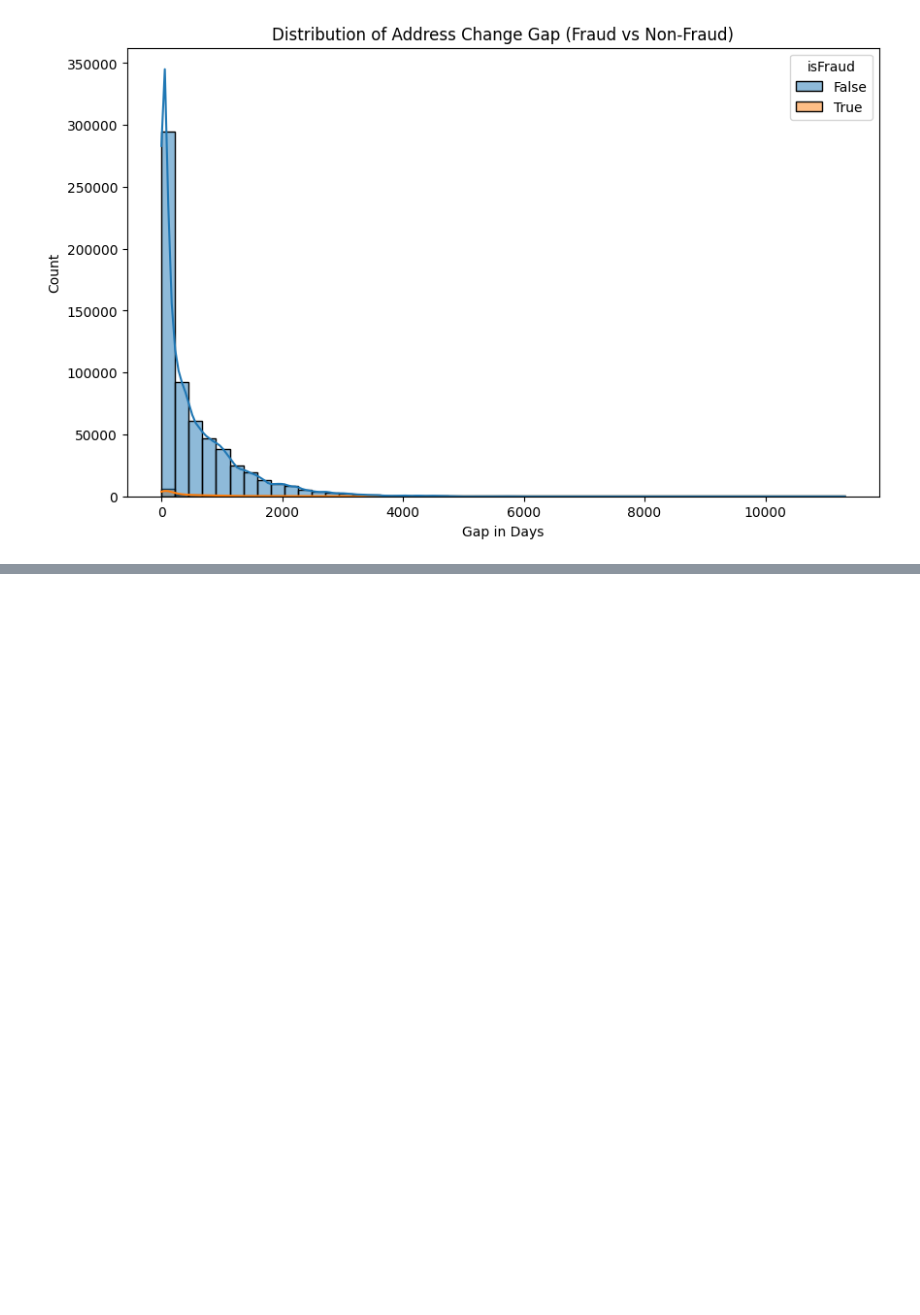
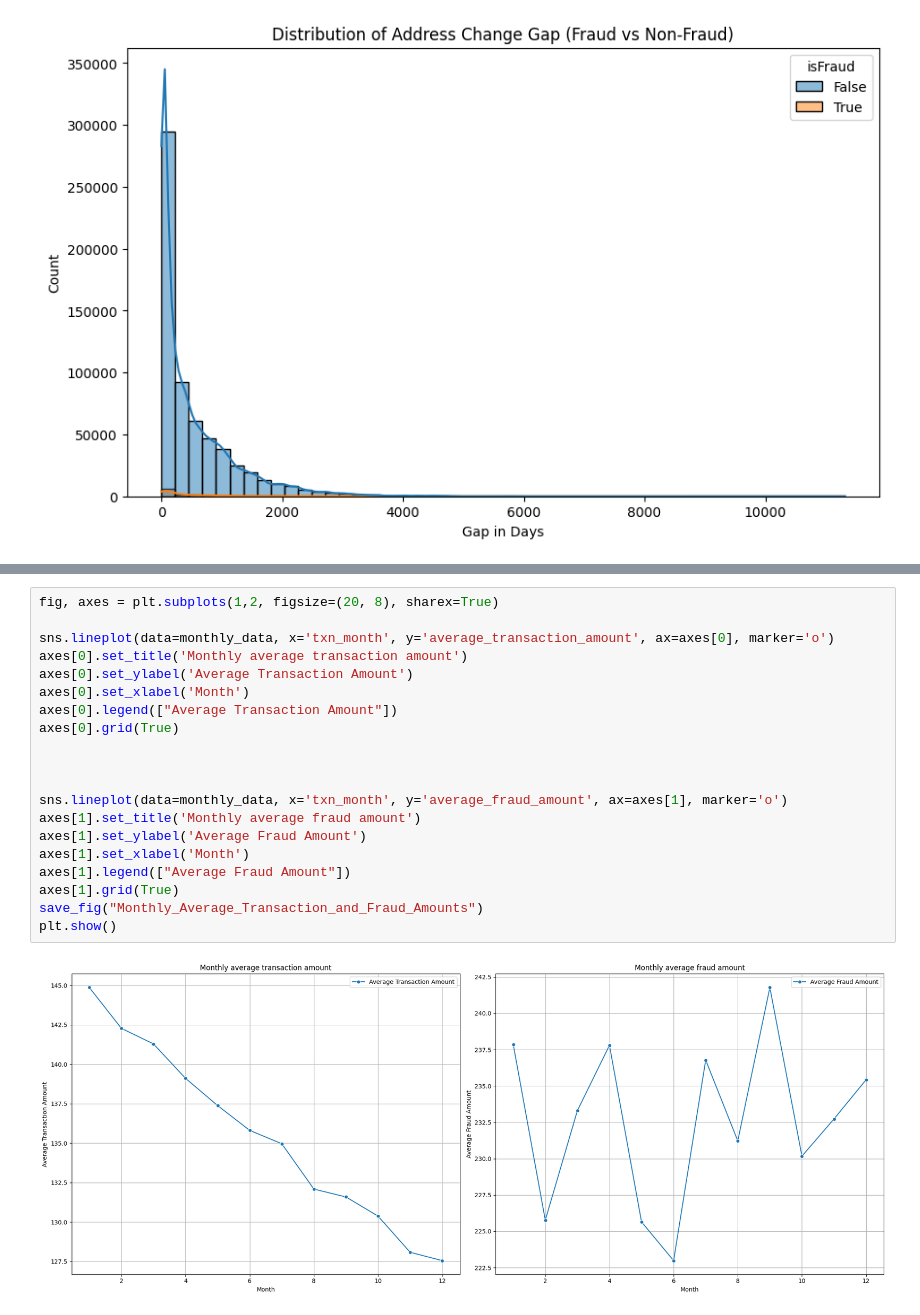
Before and after one commit to 20hnu/EDA_Transaction_dataset, a Jupyter notebook: notebooks/EDA_QuestionsSolution.ipynb, the cells around one changed output, grey strips where cells are left out. Saved outputs shown, nothing was run; the diff lists cells and outputs as text; blank space fills up the shorter version.

```diff
--- a/notebooks/EDA_QuestionsSolution.ipynb
+++ b/notebooks/EDA_QuestionsSolution.ipynb
@@ -1080,0 +1130,22 @@ plt.show()
+# %%
+fig, axes = plt.subplots(1,2, figsize=(20, 8), sharex=True)
+
+sns.lineplot(data=monthly_data, x='txn_month', y='average_transaction_amount', ax=axes[0], marker='o')
+axes[0].set_title('Monthly average transaction amount')
+axes[0].set_ylabel('Average Transaction Amount')
+axes[0].set_xlabel('Month')
+axes[0].legend(["Average Transaction Amount"])
+axes[0].grid(True)
+
+
+
+sns.lineplot(data=monthly_data, x='txn_month', y='average_fraud_amount', ax=axes[1], marker='o')
+axes[1].set_title('Monthly average fraud amount')
+axes[1].set_ylabel('Average Fraud Amount')
+axes[1].set_xlabel('Month')
+axes[1].legend(["Average Fraud Amount"])
+axes[1].grid(True)
+save_fig("Monthly_Average_Transaction_and_Fraud_Amounts")
+plt.show()
+# %% [output]
+[figure, added]
```
Also changed, not shown: parts of 74 cells of this notebook, 6 other files.
